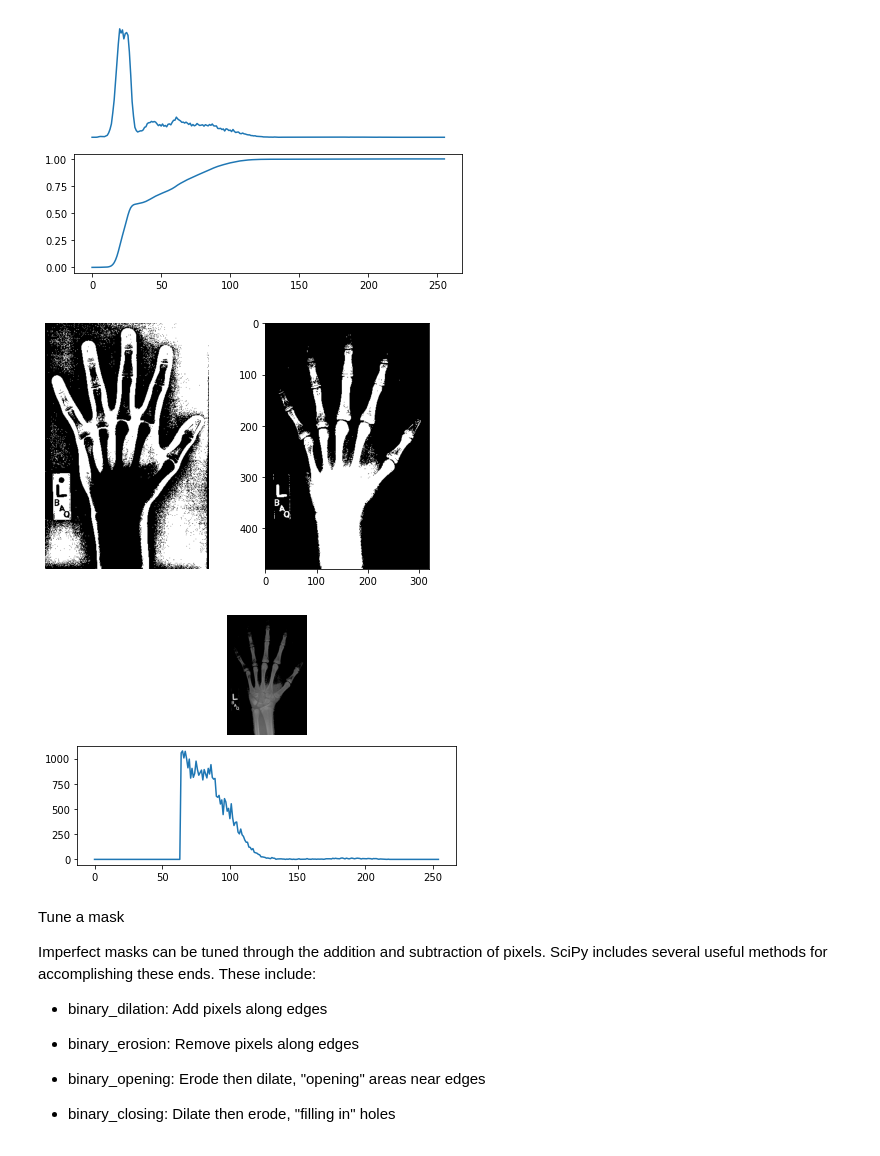
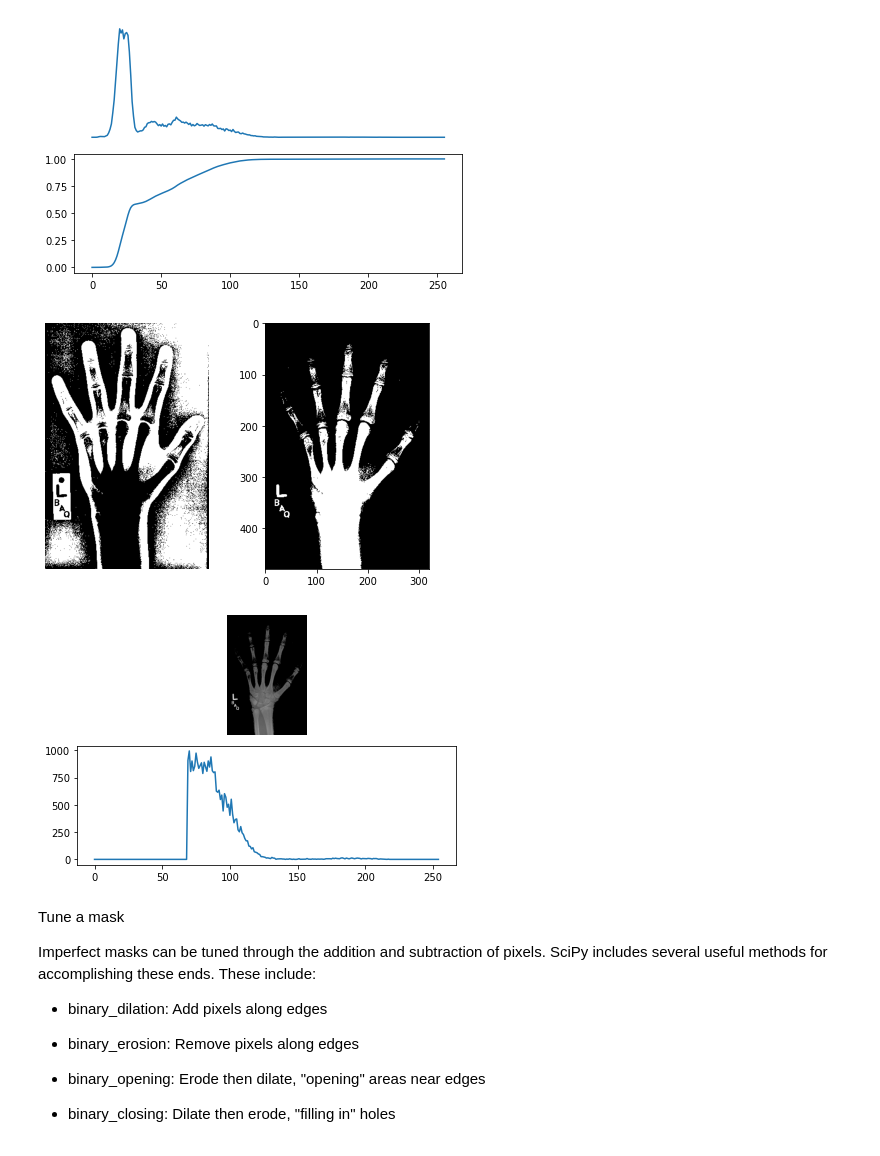
Before and after one commit to MohebZandi/Comupter_Vision, a Jupyter notebook: Biomedical_Image_Processing_Data_Camp.ipynb, the cells around one changed output. Cells and saved outputs as stored; diff of their text form; code cells hidden in the pictures.

```diff
--- a/Biomedical_Image_Processing_Data_Camp.ipynb
+++ b/Biomedical_Image_Processing_Data_Camp.ipynb
@@ -338,19 +338,19 @@ format_and_render_plot()
 # %%
 # Load the hand radiograph
 dir = '/content/gdrive/My Drive/Video_Image_processing/'
 im = imageio.imread(dir + 'hand.png')
 
 # Create skin and bone masks
-mask_bone = im >= 65
-mask_skin = (im >= 24) & (im < 65)
+mask_bone = im >= 70
+mask_skin = (im >= 24) & (im < 70)
 
 # Plot the skin (0) and bone (1) masks
 fig, axes = plt.subplots(1,2)
 axes[0].imshow(mask_skin, cmap= 'gray')
 axes[1].imshow(mask_bone, cmap= 'gray')
 format_and_render_plot()
 # %% [output]
-[figure, old version]
+[figure, new version]
 # %%
 # Import SciPy's "ndimage" module
 import scipy.ndimage as ndi
@@ -360,7 +360,7 @@ dir = '/content/gdrive/My Drive/Video_Image_processing/'
 im = imageio.imread(dir + 'hand.png')
 
 # Screen out non-bone pixels from "im"
-mask_bone = im >= 65
+mask_bone = im >= 70
 im_bone = np.where(mask_bone, im, 0)
 
 # Get the histogram of bone intensities
@@ -372,7 +372,7 @@ axes[0].imshow(im_bone, cmap= 'gray')
 axes[1].plot(hist)
 format_and_render_plot()
 # %% [output]
-[figure, old version]
+[figure, new version]
 # %% [markdown]
 Tune a mask
 
```
Also changed, not shown: parts of 6 cells of this notebook.
